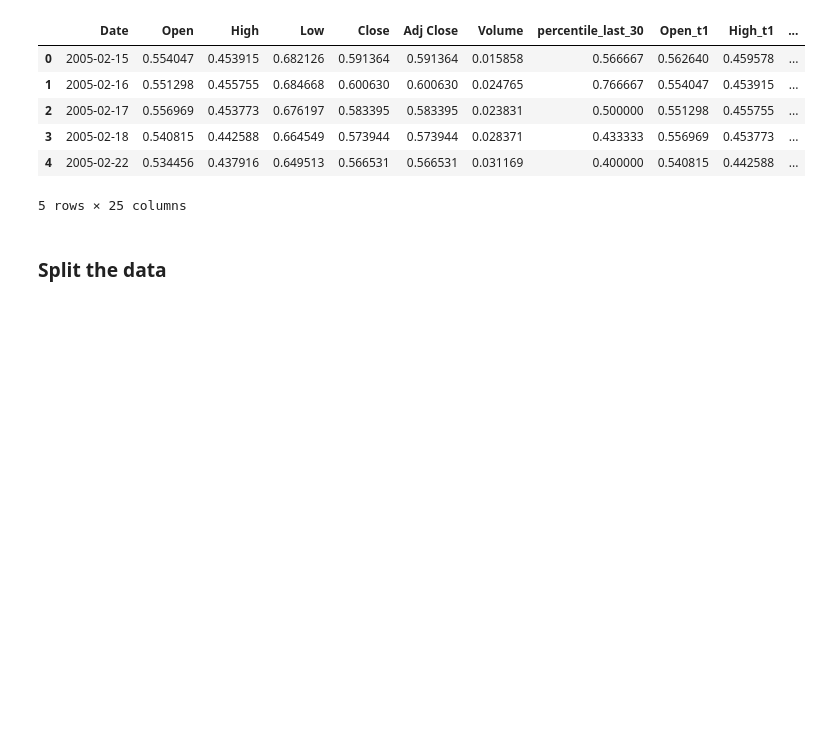
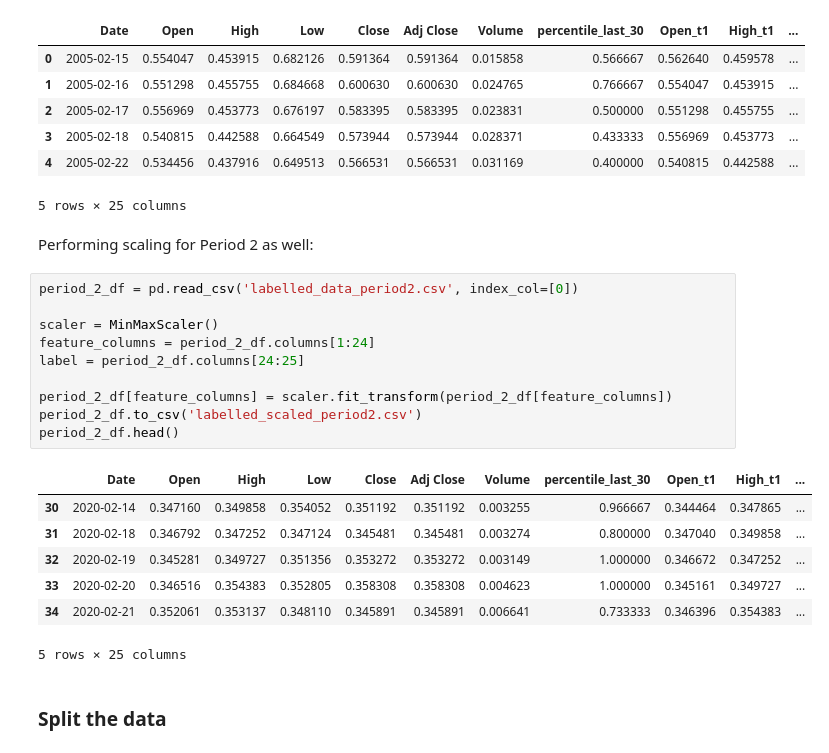
Before and after one commit to alchemicHen/i320D_ML_Final, a Jupyter notebook: training.ipynb, the cells around one changed output. Cells and saved outputs as stored; diff of their text form; blank space fills up the shorter version.

```diff
--- a/training.ipynb
+++ b/training.ipynb
@@ -86,6 +86,26 @@ df.head()
 | 3 | 2005-02-18 | 0.540815 | 0.442588 | 0.664549 | 0.573944 | 0.573944 | 0.028371 | 0.433333 | 0.556969 | 0.453773 | ... |
 | 4 | 2005-02-22 | 0.534456 | 0.437916 | 0.649513 | 0.566531 | 0.566531 | 0.031169 | 0.400000 | 0.540815 | 0.442588 | ... |
 5 rows × 25 columns
+# %% [markdown]
+Performing scaling for Period 2 as well:
+# %%
+period_2_df = pd.read_csv('labelled_data_period2.csv', index_col=[0])
+
+scaler = MinMaxScaler()
+feature_columns = period_2_df.columns[1:24]
+label = period_2_df.columns[24:25]
+
+period_2_df[feature_columns] = scaler.fit_transform(period_2_df[feature_columns])
+period_2_df.to_csv('labelled_scaled_period2.csv')
+period_2_df.head()
+# %% [output]
+|  | Date | Open | High | Low | Close | Adj Close | Volume | percentile_last_30 | Open_t1 | High_t1 | ... |
+| 30 | 2020-02-14 | 0.347160 | 0.349858 | 0.354052 | 0.351192 | 0.351192 | 0.003255 | 0.966667 | 0.344464 | 0.347865 | ... |
+| 31 | 2020-02-18 | 0.346792 | 0.347252 | 0.347124 | 0.345481 | 0.345481 | 0.003274 | 0.800000 | 0.347040 | 0.349858 | ... |
+| 32 | 2020-02-19 | 0.345281 | 0.349727 | 0.351356 | 0.353272 | 0.353272 | 0.003149 | 1.000000 | 0.346672 | 0.347252 | ... |
+| 33 | 2020-02-20 | 0.346516 | 0.354383 | 0.352805 | 0.358308 | 0.358308 | 0.004623 | 1.000000 | 0.345161 | 0.349727 | ... |
+| 34 | 2020-02-21 | 0.352061 | 0.353137 | 0.348110 | 0.345891 | 0.345891 | 0.006641 | 0.733333 | 0.346396 | 0.354383 | ... |
+5 rows × 25 columns
 # %% [markdown]
 ### Split the data
 # %%
```
Also changed, not shown: parts of 4 cells of this notebook, 6 other files.
